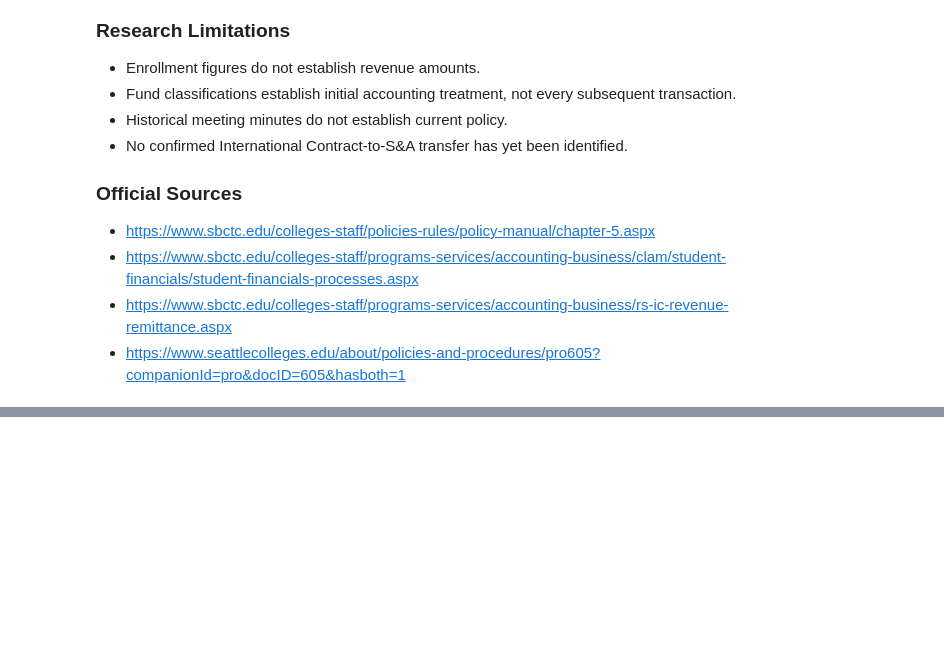
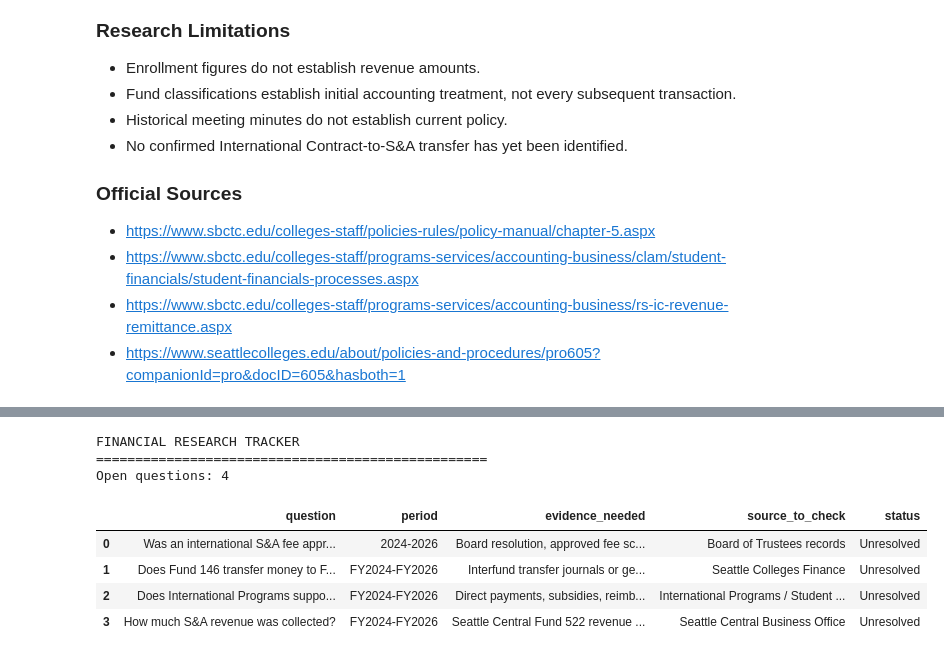
Before and after one commit to MaiNguyen5306/seattle-central-sa-budget-dashboard, a Jupyter notebook: notebooks/05_international_enrollment_funding.ipynb, the cells around one changed output, grey strips where cells are left out. Drawn from its saved outputs; the diff is of its cells as text; code cells hidden in the pictures; blank space fills up the shorter version.

```diff
--- a/notebooks/05_international_enrollment_funding.ipynb
+++ b/notebooks/05_international_enrollment_funding.ipynb
@@ -673,0 +877,79 @@ Historical Seattle Central student-government records show that collecting addit
+# %%
+# =========================================================
+# FINANCIAL RESEARCH — OPEN QUESTIONS
+# =========================================================
+
+research_questions = [
+    {
+        "question": "Was an international S&A fee approved?",
+        "period": "2024-2026",
+        "evidence_needed": (
+            "Board resolution, approved fee schedule, "
+            "or formal policy amendment"
+        ),
+        "source_to_check": "Board of Trustees records",
+        "status": "Unresolved",
+    },
+    {
+        "question": "Does Fund 146 transfer money to Fund 522?",
+        "period": "FY2024-FY2026",
+        "evidence_needed": (
+            "Interfund transfer journals or general "
+            "ledger transaction details"
+        ),
+        "source_to_check": "Seattle Colleges Finance",
+        "status": "Unresolved",
+    },
+    {
+        "question": "Does International Programs support S&A?",
+        "period": "FY2024-FY2026",
+        "evidence_needed": (
+            "Direct payments, subsidies, "
+            "reimbursements, or agreements"
+        ),
+        "source_to_check": (
+            "International Programs / Student Leadership"
+        ),
+        "status": "Unresolved",
+    },
+    {
+        "question": "How much S&A revenue was collected?",
+        "period": "FY2024-FY2026",
+        "evidence_needed": (
+            "Seattle Central Fund 522 revenue report, "
+            "including revenue categories"
+        ),
+        "source_to_check": "Seattle Central Business Office",
+        "status": "Unresolved",
+    },
+]
+
+fund_open_questions = pd.DataFrame(research_questions)
+
+OUTPUT_PATH = (
+    PROJECT_ROOT
+    / "data"
+    / "manual"
+    / "sa_fund_open_questions.csv"
+)
+
+fund_open_questions.to_csv(
+    OUTPUT_PATH,
+    index=False
+)
+
+print("FINANCIAL RESEARCH TRACKER")
+print("=" * 50)
+
+print(f"Open questions: {len(fund_open_questions)}")
+
+display(fund_open_questions)
+# %% [output]
+FINANCIAL RESEARCH TRACKER
+==================================================
+Open questions: 4
+|  | question | period | evidence_needed | source_to_check | status |
+| 0 | Was an international S&A fee appr... | 2024-2026 | Board resolution, approved fee sc... | Board of Trustees records | Unresolved |
+| 1 | Does Fund 146 transfer money to F... | FY2024-FY2026 | Interfund transfer journals or ge... | Seattle Colleges Finance | Unresolved |
+| 2 | Does International Programs suppo... | FY2024-FY2026 | Direct payments, subsidies, reimb... | International Programs / Student ... | Unresolved |
+| 3 | How much S&A revenue was collected? | FY2024-FY2026 | Seattle Central Fund 522 revenue ... | Seattle Central Business Office | Unresolved |
```
Also changed, not shown: parts of 8 cells of this notebook, 5 other files.
